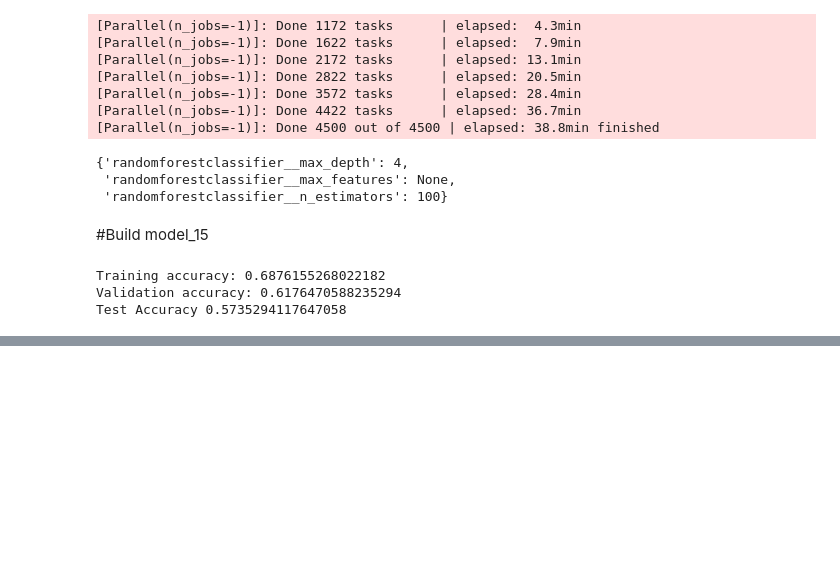
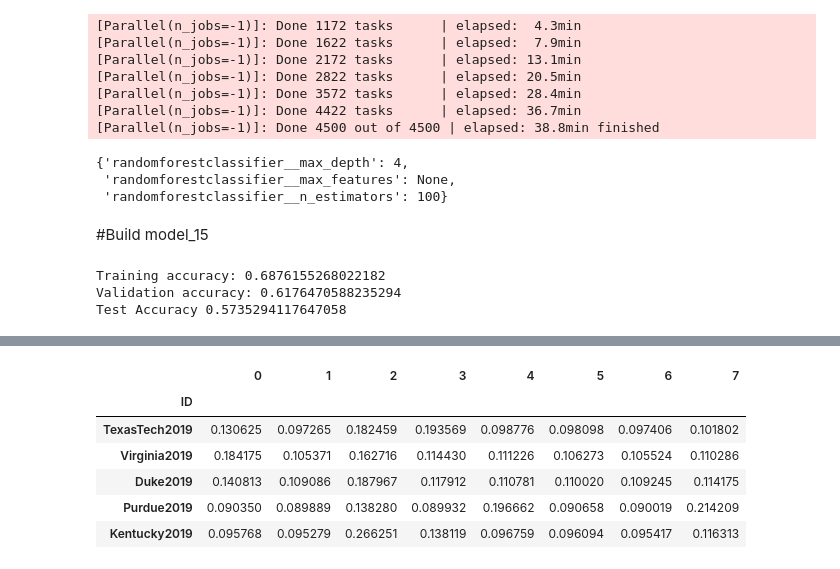
Before and after one commit to Tristan-Brown1096/DS18_Unit_2_Build_Week_Project, a Jupyter notebook: unit_2_build_week_project.ipynb, the cells around one changed output, grey strips where cells are left out. Saved outputs shown, nothing was run; the diff lists cells and outputs as text; code cells hidden in the pictures; blank space fills up the shorter version.

```diff
--- a/unit_2_build_week_project.ipynb
+++ b/unit_2_build_week_project.ipynb
@@ -799,0 +799,20 @@ Test Accuracy 0.5735294117647058
+# %%
+X_train_2 = train_1.drop([target, 'TEAM', 'YEAR', 'Unnamed: 0', 'Unnamed: 0.1'], axis=1)
+y_train_2 = train_1[target]
+
+X_val_2 = val_1.drop([target, 'TEAM', 'YEAR', 'Unnamed: 0', 'Unnamed: 0.1'], axis=1)
+y_val_2 = val_1[target]
+
+X_test_2 = test_1.drop([target, 'TEAM', 'YEAR', 'Unnamed: 0', 'Unnamed: 0.1'], axis=1)
+y_test_2 = test_1[target]
+# %%
+model_18 = make_pipeline(
+    OrdinalEncoder(),
+    XGBClassifier(max_depth=5, learning_rate=0.001, n_estimators=500, n_jobs=-1,
+                  objective='multi:sotmax', eval_metric='merror', num_class=8,
+                  critereon = 'entropy')
+)
+model_18.fit(X_train_2, y_train_2)
+print('Training accuracy:', model_18.score(X_train_2, y_train_2))
+print('Validation accuracy:', model_18.score(X_val_2, y_val_2))
+print('Test Accuracy', accuracy_score(y_test_2, model_18.predict(X_test_2)))
@@ -799,0 +835,11 @@ Test Accuracy 0.5735294117647058
+# %%
+pred = pd.DataFrame(model_18.predict_proba(X_test_2), index=X_test_2.index)
+pred.head()
+# %% [output]
+|  | 0 | 1 | 2 | 3 | 4 | 5 | 6 | 7 |
+| ID |  |  |  |  |  |  |  |  |
+| TexasTech2019 | 0.130625 | 0.097265 | 0.182459 | 0.193569 | 0.098776 | 0.098098 | 0.097406 | 0.101802 |
+| Virginia2019 | 0.184175 | 0.105371 | 0.162716 | 0.114430 | 0.111226 | 0.106273 | 0.105524 | 0.110286 |
+| Duke2019 | 0.140813 | 0.109086 | 0.187967 | 0.117912 | 0.110781 | 0.110020 | 0.109245 | 0.114175 |
+| Purdue2019 | 0.090350 | 0.089889 | 0.138280 | 0.089932 | 0.196662 | 0.090658 | 0.090019 | 0.214209 |
+| Kentucky2019 | 0.095768 | 0.095279 | 0.266251 | 0.138119 | 0.096759 | 0.096094 | 0.095417 | 0.116313 |
```
Also changed, not shown: parts of 37 cells of this notebook.
